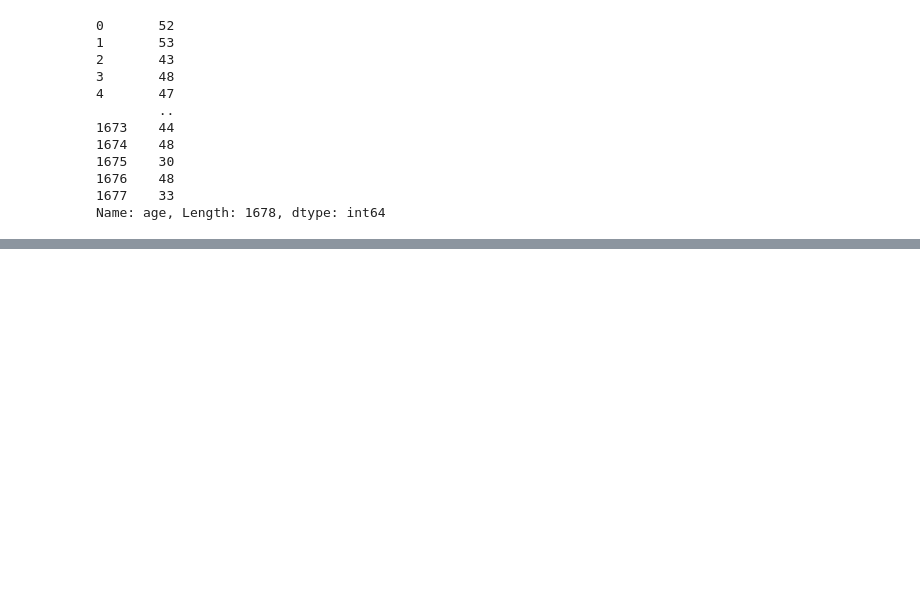
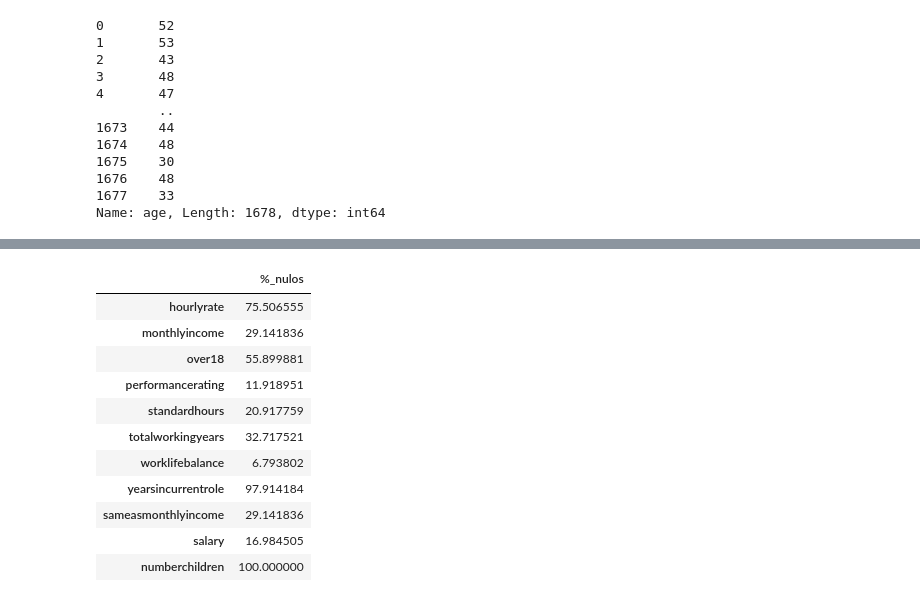
Before and after one commit to Iara-AC/project-da-promo-K-modulo-3-team-1, a Jupyter notebook: FUNCIONES/Funciones_Laura.ipynb, the cells around one changed output, grey strips where cells are left out. Drawn from its saved outputs; the diff is of its cells as text; code cells hidden in the pictures; blank space fills up the shorter version.

```diff
--- a/FUNCIONES/Funciones_Laura.ipynb
+++ b/FUNCIONES/Funciones_Laura.ipynb
@@ -479,0 +501,3 @@ Name: age, Length: 1678, dtype: int64
+# %%
+porc_nulos = (df.isnull().sum() / df.shape[0]) * 100
+porc_nulos
@@ -479,0 +522,20 @@ Name: age, Length: 1678, dtype: int64
+# %%
+# Vamos a decidir en base al porcentaje de nulos, si lo sustituimos nan por null, si la mediana/media.
+# Hourlyrate y yearsincurrentrole se quedan como null.
+# lo convertimos a DataFrame
+df_nulos = pd.DataFrame(porc_nulos, columns = ["%_nulos"])
+# filtramos el DataFrame para quedarnos solo con aquellas columnas que tengan nulos
+df_nulos[df_nulos["%_nulos"] > 0]
+# %% [output]
+|  | %_nulos |
+| hourlyrate | 75.506555 |
+| monthlyincome | 29.141836 |
+| over18 | 55.899881 |
+| performancerating | 11.918951 |
+| standardhours | 20.917759 |
+| totalworkingyears | 32.717521 |
+| worklifebalance | 6.793802 |
+| yearsincurrentrole | 97.914184 |
+| sameasmonthlyincome | 29.141836 |
+| salary | 16.984505 |
+| numberchildren | 100.000000 |
```
Also changed, not shown: parts of 16 cells of this notebook, 2 other files.
